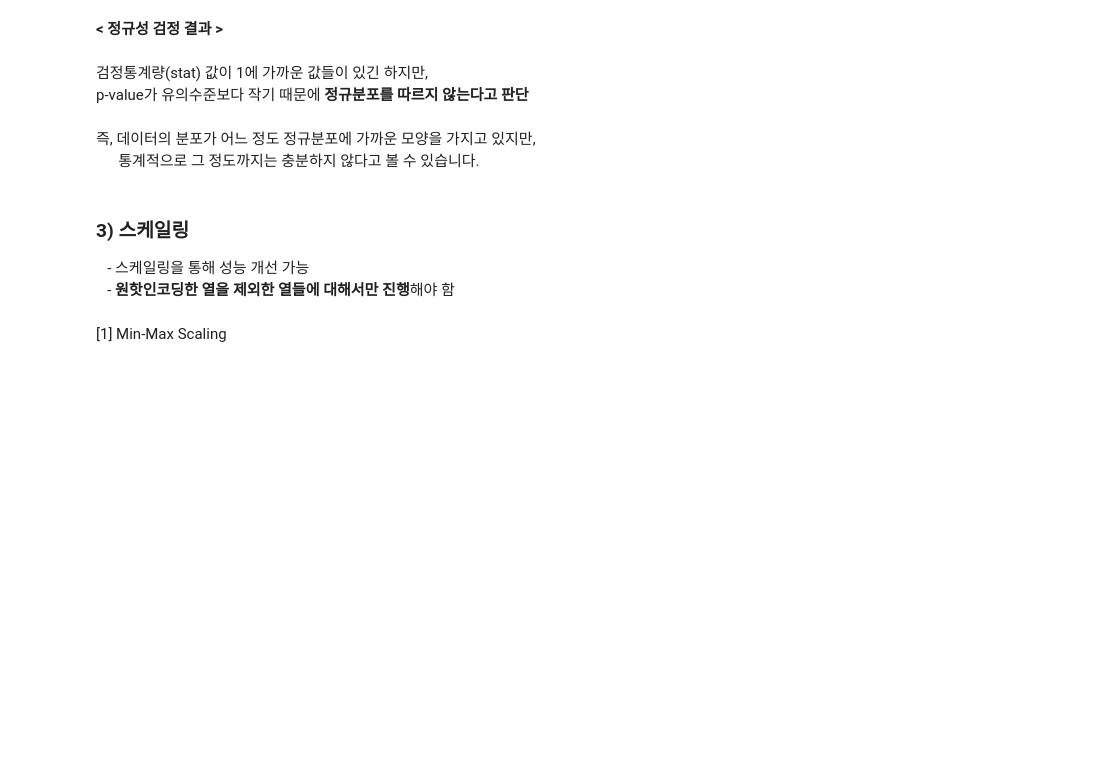
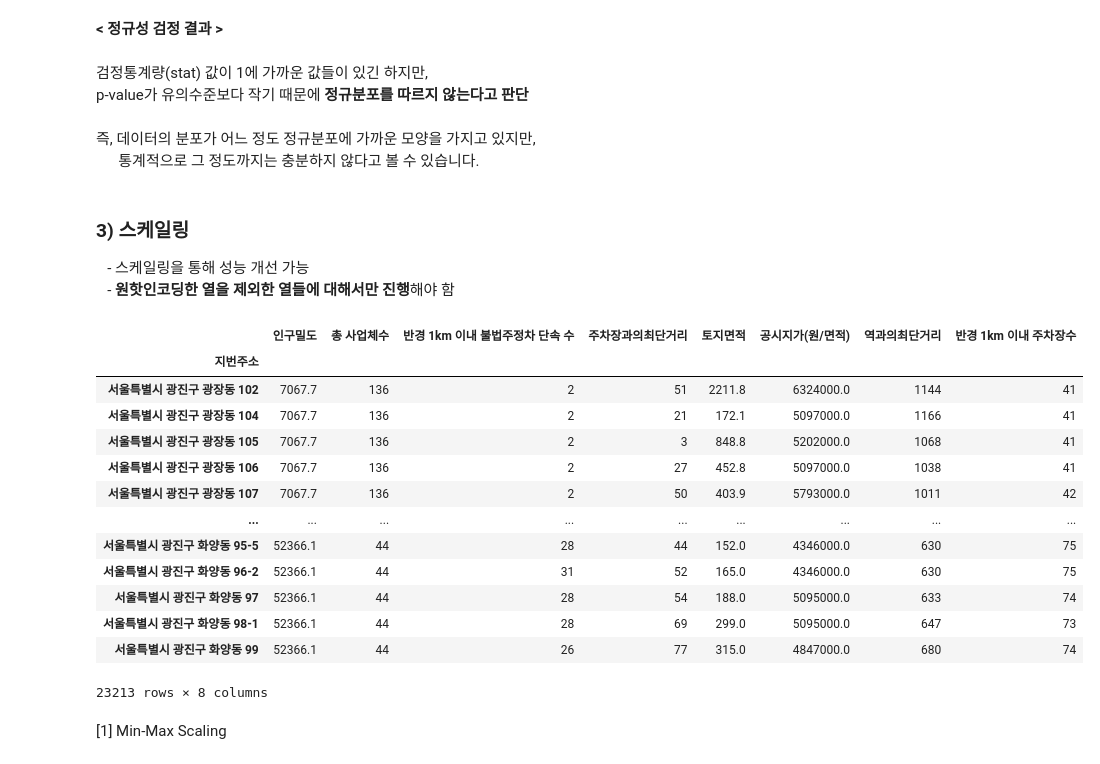
Before and after one commit to kgh1997/Project_Seoul_Gwangjin_gu, a Jupyter notebook: EDA_and_Model/MinMaxScaled_UMAP_OPTICS.ipynb, the cells around one changed output. Saved outputs shown, nothing was run; the diff lists cells and outputs as text; code cells hidden in the pictures; blank space fills up the shorter version.

```diff
--- a/EDA_and_Model/MinMaxScaled_UMAP_OPTICS.ipynb
+++ b/EDA_and_Model/MinMaxScaled_UMAP_OPTICS.ipynb
@@ -403,6 +403,24 @@ p-value가 유의수준보다 작기 때문에 **정규분포를 따르지 않
 scaling_columns = ['인구밀도', '총 사업체수', '반경 1km 이내 불법주정차 단속 수', '주차장과의최단거리',
                    '토지면적', '공시지가(원/면적)', '역과의최단거리', '반경 1km 이내 주차장수']
 train_df_scaling = train_df[scaling_columns]
+# %%
+train_df_scaling = pd.read_csv("C:/Python_practice/DL_project/gwangjin_contest/EDA_and_Model/train_df_scaling.csv", index_col=0)
+train_df_scaling
+# %% [output]
+|  | 인구밀도 | 총 사업체수 | 반경 1km 이내 불법주정차 단속 수 | 주차장과의최단거리 | 토지면적 | 공시지가(원/면적) | 역과의최단거리 | 반경 1km 이내 주차장수 |
+| 지번주소 |  |  |  |  |  |  |  |  |
+| 서울특별시 광진구 광장동 102 | 7067.7 | 136 | 2 | 51 | 2211.8 | 6324000.0 | 1144 | 41 |
+| 서울특별시 광진구 광장동 104 | 7067.7 | 136 | 2 | 21 | 172.1 | 5097000.0 | 1166 | 41 |
+| 서울특별시 광진구 광장동 105 | 7067.7 | 136 | 2 | 3 | 848.8 | 5202000.0 | 1068 | 41 |
+| 서울특별시 광진구 광장동 106 | 7067.7 | 136 | 2 | 27 | 452.8 | 5097000.0 | 1038 | 41 |
+| 서울특별시 광진구 광장동 107 | 7067.7 | 136 | 2 | 50 | 403.9 | 5793000.0 | 1011 | 42 |
+| ... | ... | ... | ... | ... | ... | ... | ... | ... |
+| 서울특별시 광진구 화양동 95-5 | 52366.1 | 44 | 28 | 44 | 152.0 | 4346000.0 | 630 | 75 |
+| 서울특별시 광진구 화양동 96-2 | 52366.1 | 44 | 31 | 52 | 165.0 | 4346000.0 | 630 | 75 |
+| 서울특별시 광진구 화양동 97 | 52366.1 | 44 | 28 | 54 | 188.0 | 5095000.0 | 633 | 74 |
+| 서울특별시 광진구 화양동 98-1 | 52366.1 | 44 | 28 | 69 | 299.0 | 5095000.0 | 647 | 73 |
+| 서울특별시 광진구 화양동 99 | 52366.1 | 44 | 26 | 77 | 315.0 | 4847000.0 | 680 | 74 |
+23213 rows × 8 columns
 # %% [markdown]
 [1] Min-Max Scaling
 # %%
```
Also changed, not shown: parts of 7 cells of this notebook, 22 other files.
